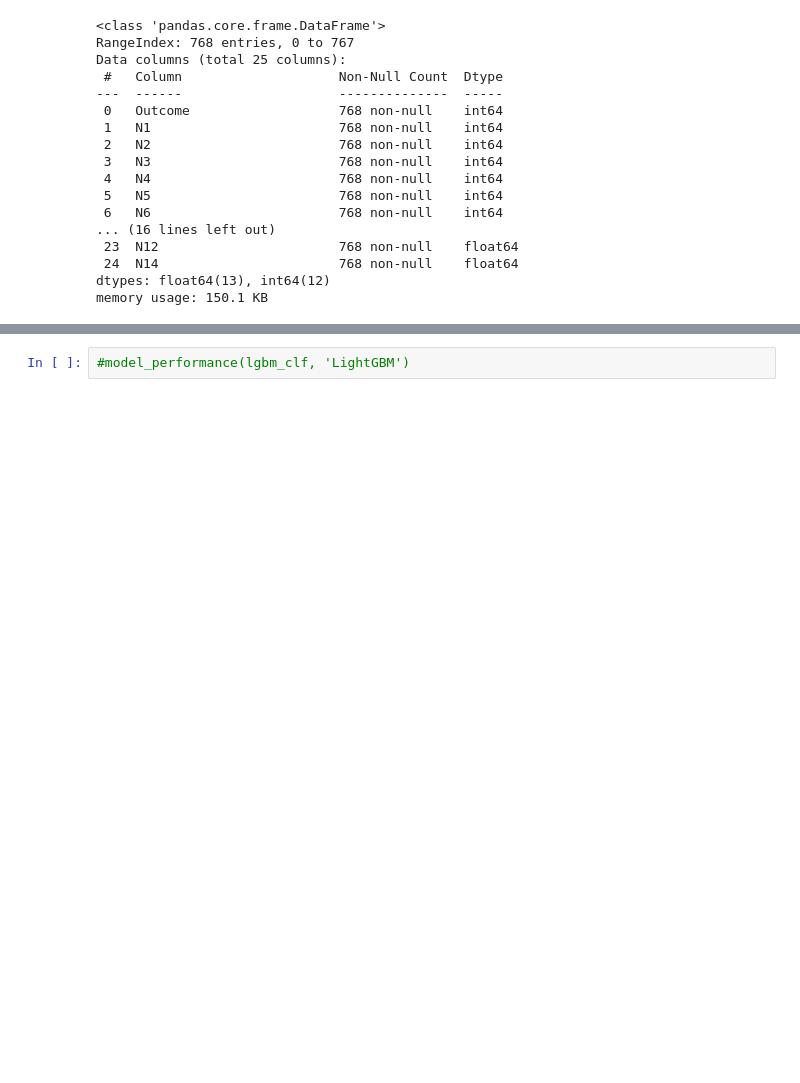
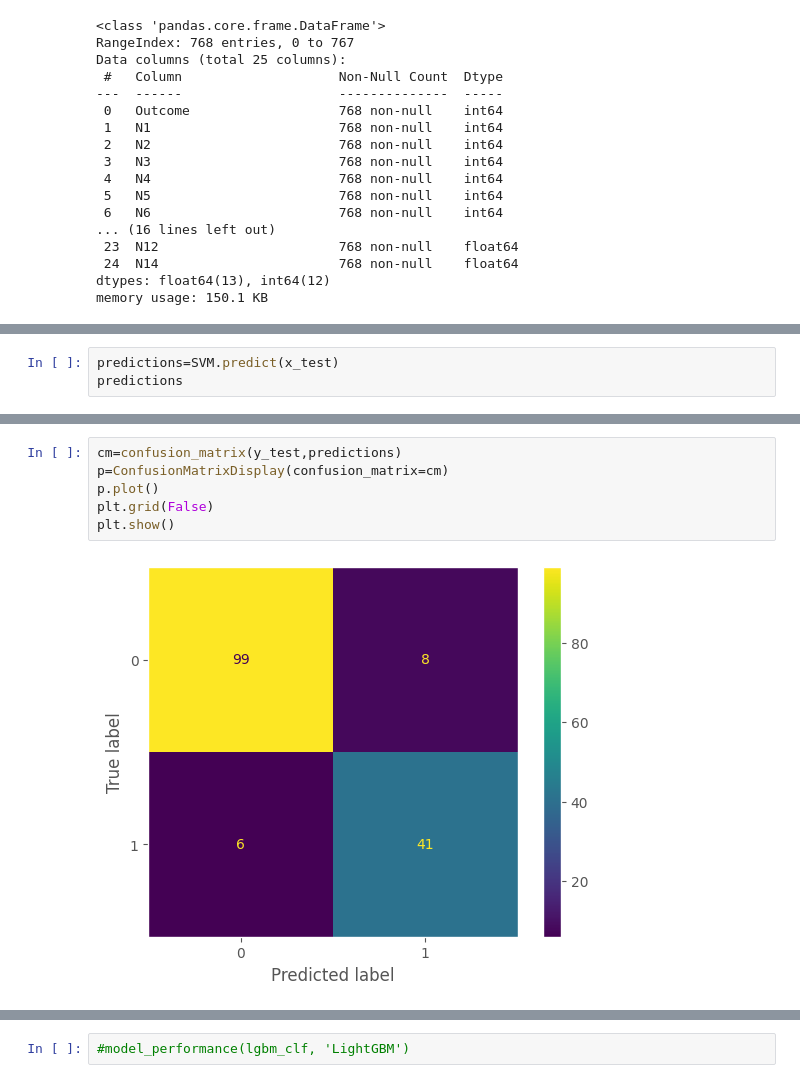
Before and after one commit to nguyenthithuylinh-ship-it/Diabetes_Project, a Jupyter notebook: Exploratory_Data_Analysis.ipynb, the cells around one changed output, grey strips where cells are left out. Saved outputs shown, nothing was run; the diff lists cells and outputs as text; blank space fills up the shorter version.

```diff
--- a/Exploratory_Data_Analysis.ipynb
+++ b/Exploratory_Data_Analysis.ipynb
@@ -1187,0 +1114,3 @@ memory usage: 150.1 KB
+# %%
+predictions=SVM.predict(x_test)
+predictions
@@ -1187,0 +1141,8 @@ memory usage: 150.1 KB
+# %%
+cm=confusion_matrix(y_test,predictions)
+p=ConfusionMatrixDisplay(confusion_matrix=cm)
+p.plot()
+plt.grid(False)
+plt.show()
+# %% [output]
+[figure, added]
```
Also changed, not shown: parts of 34 cells of this notebook.
